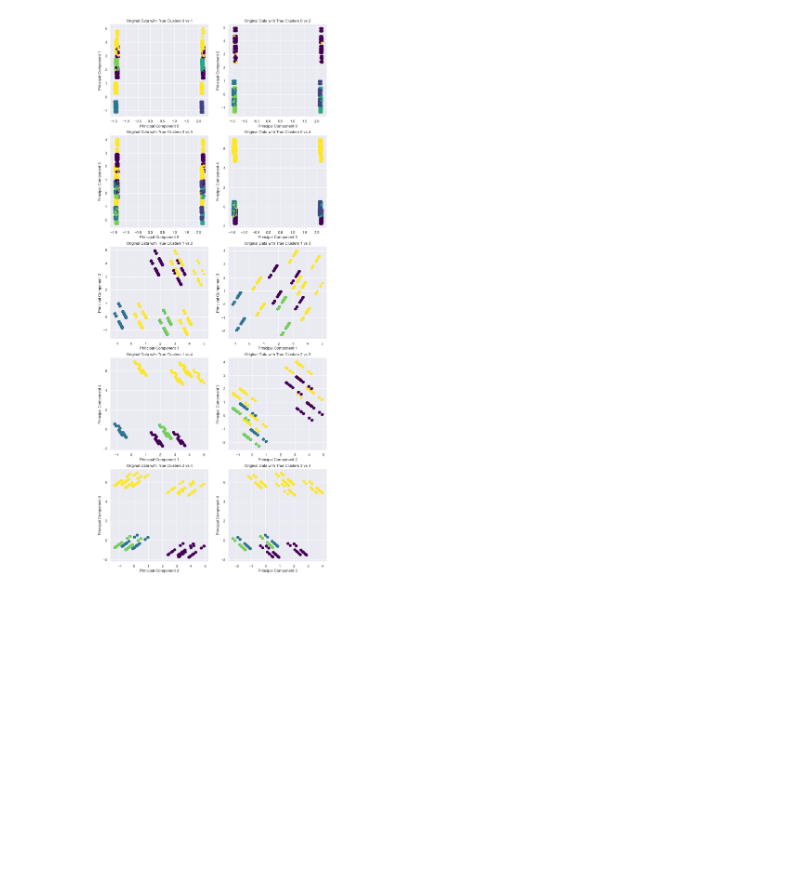
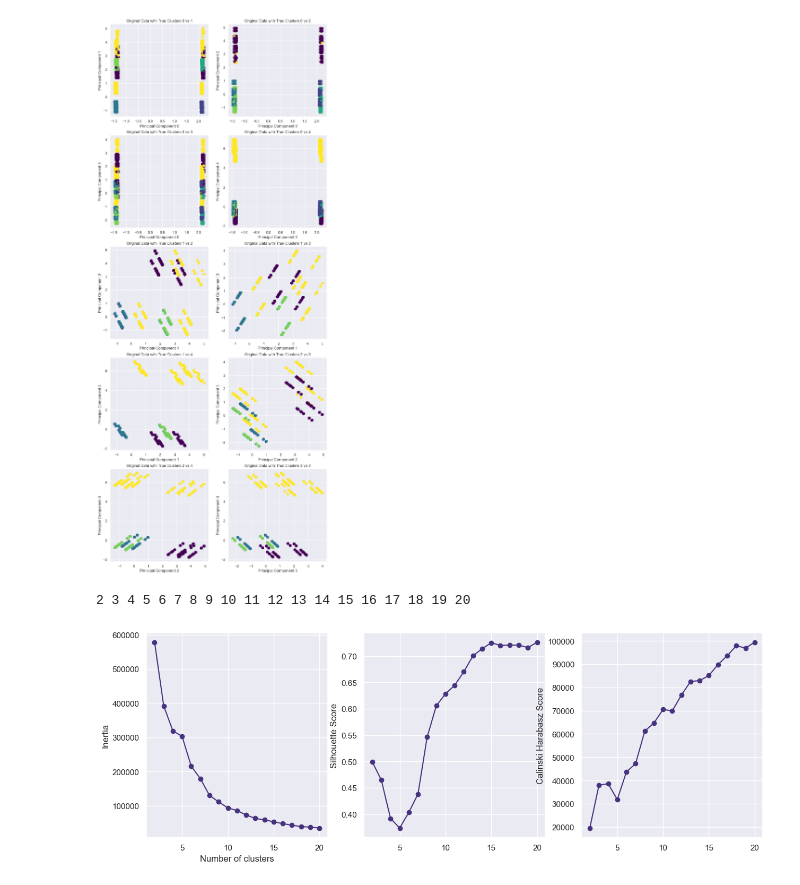
Before and after one commit to MilicaRangelov/Masinsko_ucenje, a Jupyter notebook: drugi_projekat/french_store/french_store.ipynb, the cells around one changed output. Cells and saved outputs as stored; diff of their text form; code cells hidden in the pictures; blank space fills up the shorter version.

```diff
--- a/drugi_projekat/french_store/french_store.ipynb
+++ b/drugi_projekat/french_store/french_store.ipynb
@@ -292,3 +313,36 @@ for i, (x, y) in enumerate(plots_components):
     plt.ylabel(f'Principal Component {y}')
 # %% [output]
 [figure]
+# %%
+df2 = df.copy()
+# %%
+df2.drop(['seniorityAsYears', 'seniorityAsMonths'], axis=1, inplace=True)
+# %%
+k_range = range(2, 21)
+inertia = []
+silhouette = []
+calinski = []
+for k in k_range:
+    kmeans = KMeans(n_clusters=k, random_state=42)
+    kmeans.fit(df2)
+    inertia.append(kmeans.inertia_)
+    silhouette.append(metrics.silhouette_score(
+        df2, kmeans.labels_, sample_size=10000))
+    calinski.append(metrics.calinski_harabasz_score(df2, kmeans.labels_))
+    print(k, end=' ')
+
+plt.figure(figsize=(15, 5))
+plt.subplot(1, 3, 1)
+plt.plot(k_range, inertia, marker='o')
+plt.xlabel('Number of clusters')
+plt.ylabel('Inertia')
+plt.subplot(1, 3, 2)
+plt.plot(k_range, silhouette, marker='o')
+plt.ylabel('Silhouette Score')
+plt.subplot(1, 3, 3)
+plt.plot(k_range, calinski, marker='o')
+plt.ylabel('Calinski Harabasz Score')
+plt.show()
+# %% [output]
+2 3 4 5 6 7 8 9 10 11 12 13 14 15 16 17 18 19 20
+[figure, added]
```
Also changed, not shown: parts of 9 cells of this notebook.
